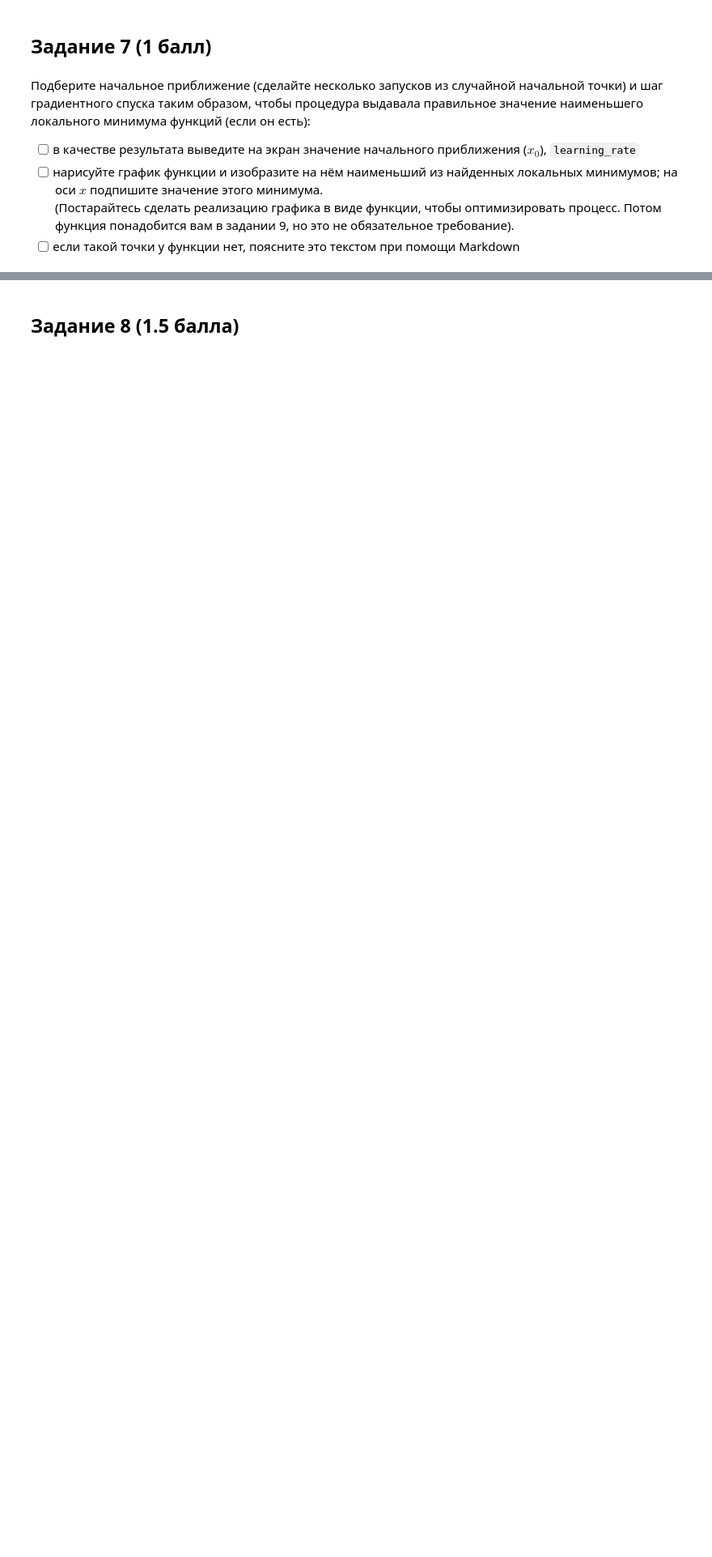
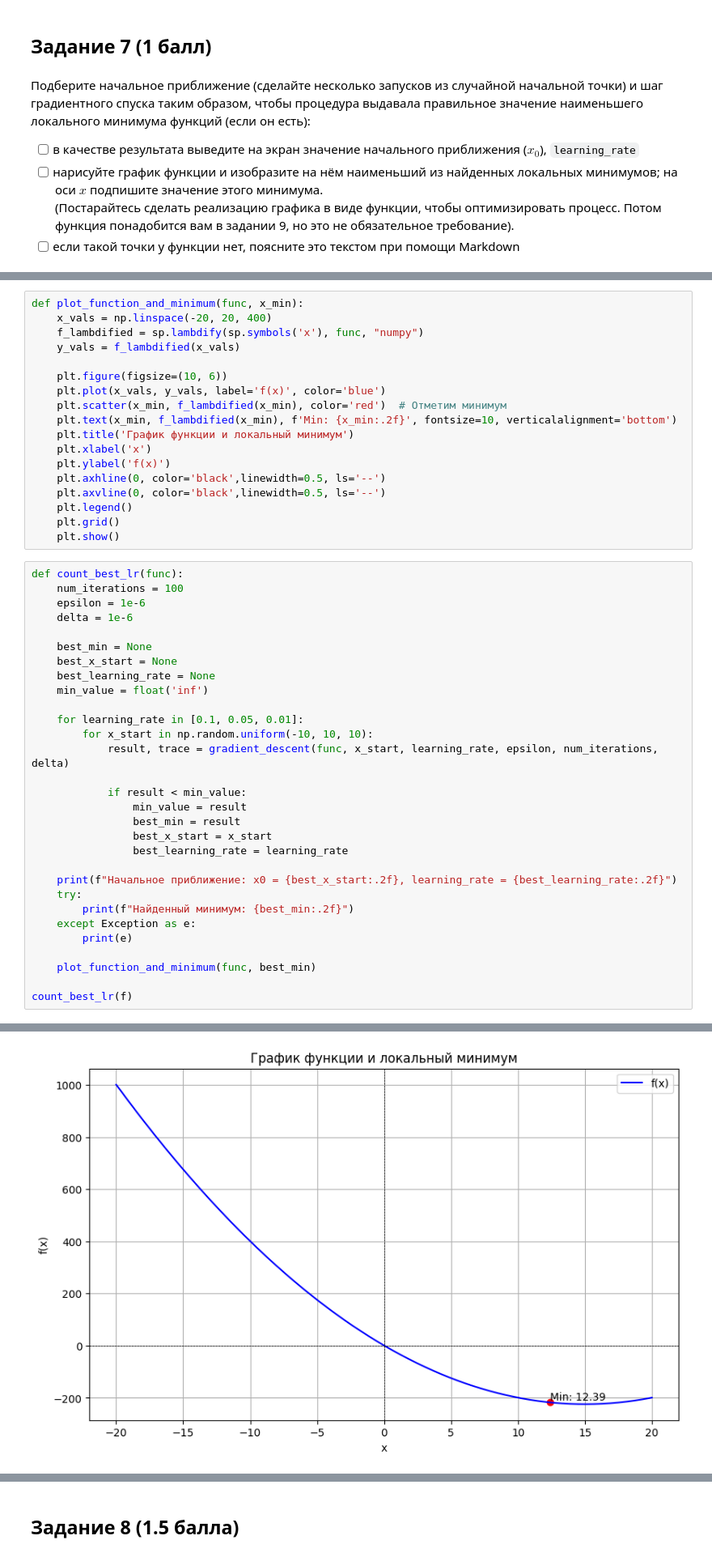
Before and after one commit to xanderkov/HSE-Machine-Learning, a Jupyter notebook: hw-02/AI Homework 2 GD Base.ipynb, the cells around one changed output, grey strips where cells are left out. Shown at 81% size. Drawn from its saved outputs; the diff is of its cells as text; blank space fills up the shorter version.

```diff
--- a/hw-02/AI Homework 2 GD Base.ipynb
+++ b/hw-02/AI Homework 2 GD Base.ipynb
@@ -237,0 +245,49 @@ f_xmin=-10, f_trace=[-10, -10]
+# %%
+def plot_function_and_minimum(func, x_min):
+    x_vals = np.linspace(-20, 20, 400)
+    f_lambdified = sp.lambdify(sp.symbols('x'), func, "numpy")
+    y_vals = f_lambdified(x_vals)
+
+    plt.figure(figsize=(10, 6))
+    plt.plot(x_vals, y_vals, label='f(x)', color='blue')
+    plt.scatter(x_min, f_lambdified(x_min), color='red')  # Отметим минимум
+    plt.text(x_min, f_lambdified(x_min), f'Min: {x_min:.2f}', fontsize=10, verticalalignment='bottom')
+    plt.title('График функции и локальный минимум')
+    plt.xlabel('x')
+    plt.ylabel('f(x)')
+    plt.axhline(0, color='black',linewidth=0.5, ls='--')
+    plt.axvline(0, color='black',linewidth=0.5, ls='--')
+    plt.legend()
+    plt.grid()
+    plt.show()
+# %%
+def count_best_lr(func):
+    num_iterations = 100
+    epsilon = 1e-6
+    delta = 1e-6
+
+    best_min = None
+    best_x_start = None
+    best_learning_rate = None
+    min_value = float('inf')
+
+    for learning_rate in [0.1, 0.05, 0.01]:
+        for x_start in np.random.uniform(-10, 10, 10):
+            result, trace = gradient_descent(func, x_start, learning_rate, epsilon, num_iterations, delta)
+
+            if result < min_value:
+                min_value = result
+                best_min = result
+                best_x_start = x_start
+                best_learning_rate = learning_rate
+
+    print(f"Начальное приближение: x0 = {best_x_start:.2f}, learning_rate = {best_learning_rate:.2f}")
+    try:
+        print(f"Найденный минимум: {best_min:.2f}")
+    except Exception as e:
+        print(e)
+
+    plot_function_and_minimum(func, best_min)
+
+count_best_lr(f)
+# %% [output]
@@ -237,0 +296 @@ f_xmin=-10, f_trace=[-10, -10]
+[figure, added]
```
Also changed, not shown: parts of 25 cells of this notebook.
